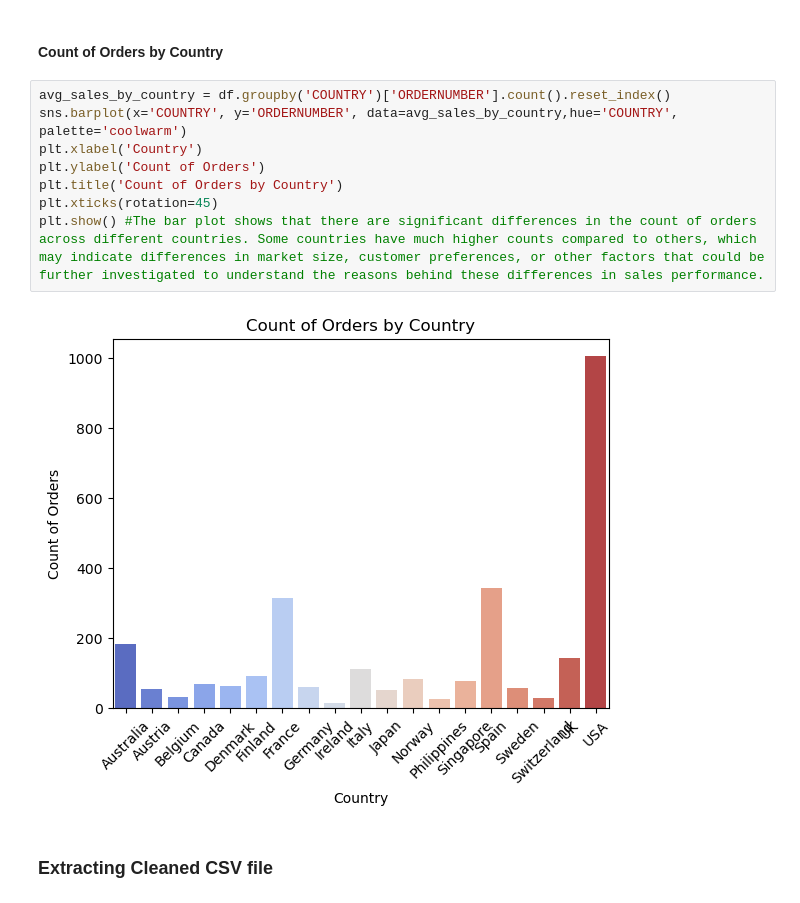
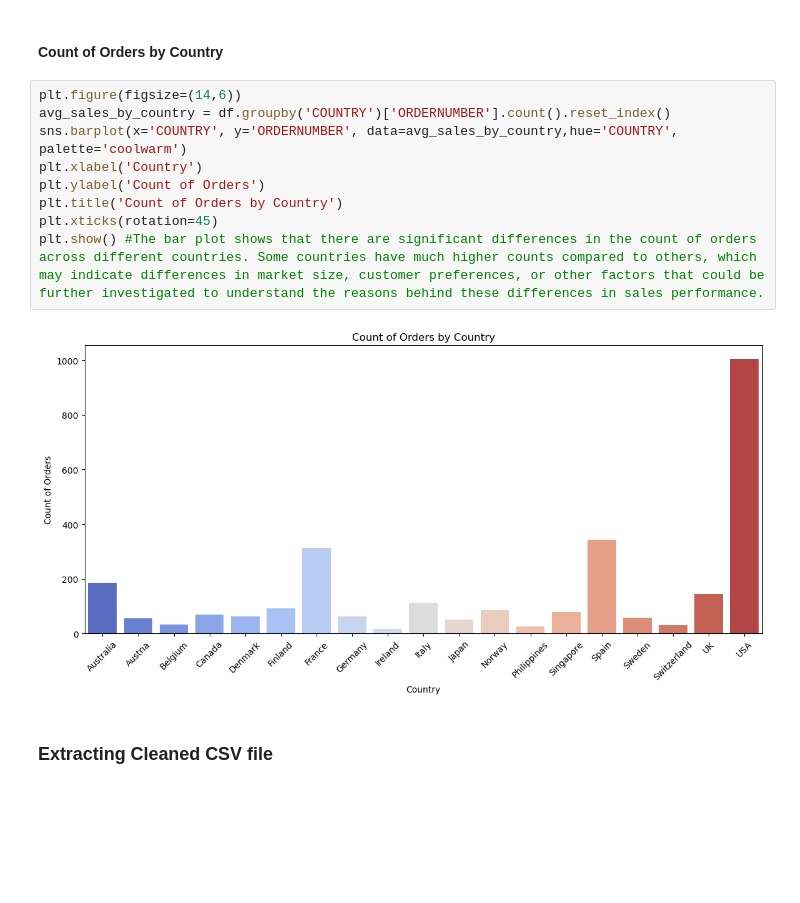
Before and after one commit to huseynaxmedov1999/Data-Loading-Cleaning-Sales-Data-, a Jupyter notebook: Data Cleaning(Sales Data).ipynb, the cells around one changed output. Saved outputs shown, nothing was run; the diff lists cells and outputs as text; blank space fills up the shorter version.

```diff
--- a/Data Cleaning(Sales Data).ipynb
+++ b/Data Cleaning(Sales Data).ipynb
@@ -212,15 +212,16 @@ plt.show() #The histogram shows that the distribution of sales is right-skewed,
 # %% [markdown]
 #### Count of Orders by Country
 # %%
+plt.figure(figsize=(14,6))
 avg_sales_by_country = df.groupby('COUNTRY')['ORDERNUMBER'].count().reset_index()
 sns.barplot(x='COUNTRY', y='ORDERNUMBER', data=avg_sales_by_country,hue='COUNTRY', palette='coolwarm')
 plt.xlabel('Country')
 plt.ylabel('Count of Orders')
 plt.title('Count of Orders by Country')
 plt.xticks(rotation=45)
 plt.show() #The bar plot shows that there are significant differences in the count of orders across different countries. Some countries have much higher counts compared to others, which may indicate differences in market size, customer preferences, or other factors that could be further investigated to understand the reasons behind these differences in sales performance.
 # %% [output]
-[figure, old version]
+[figure, new version]
 # %% [markdown]
 ### Extracting Cleaned CSV file
 # %%
```
Also changed, not shown: parts of 1 cell of this notebook.
